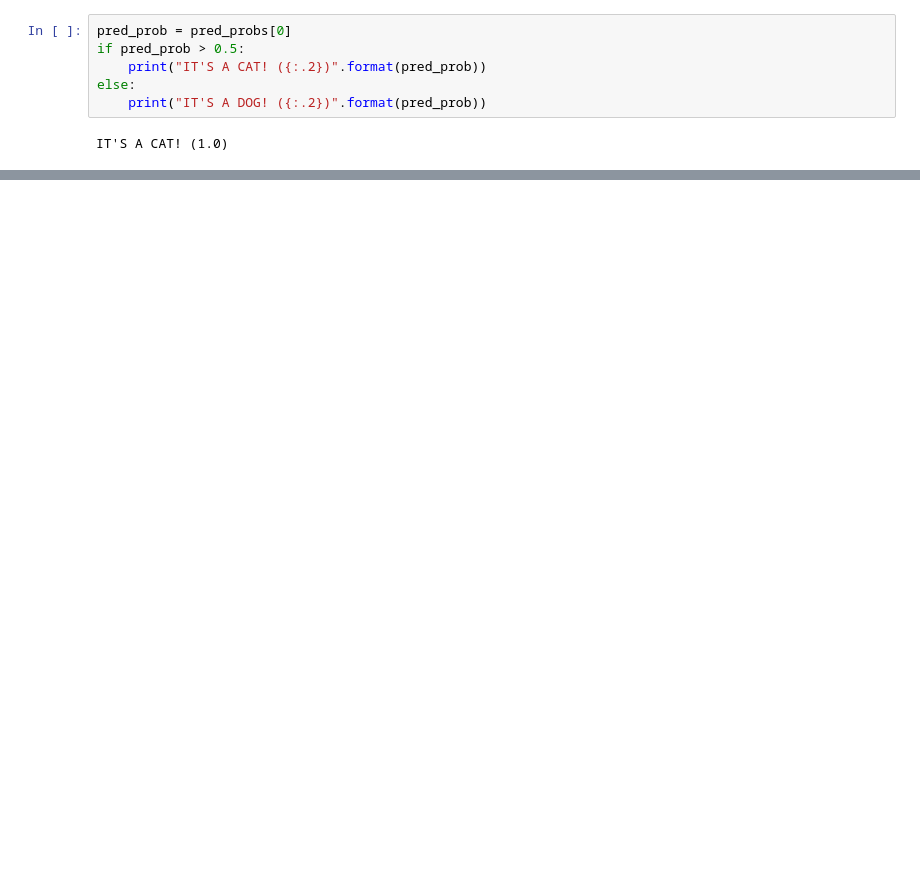
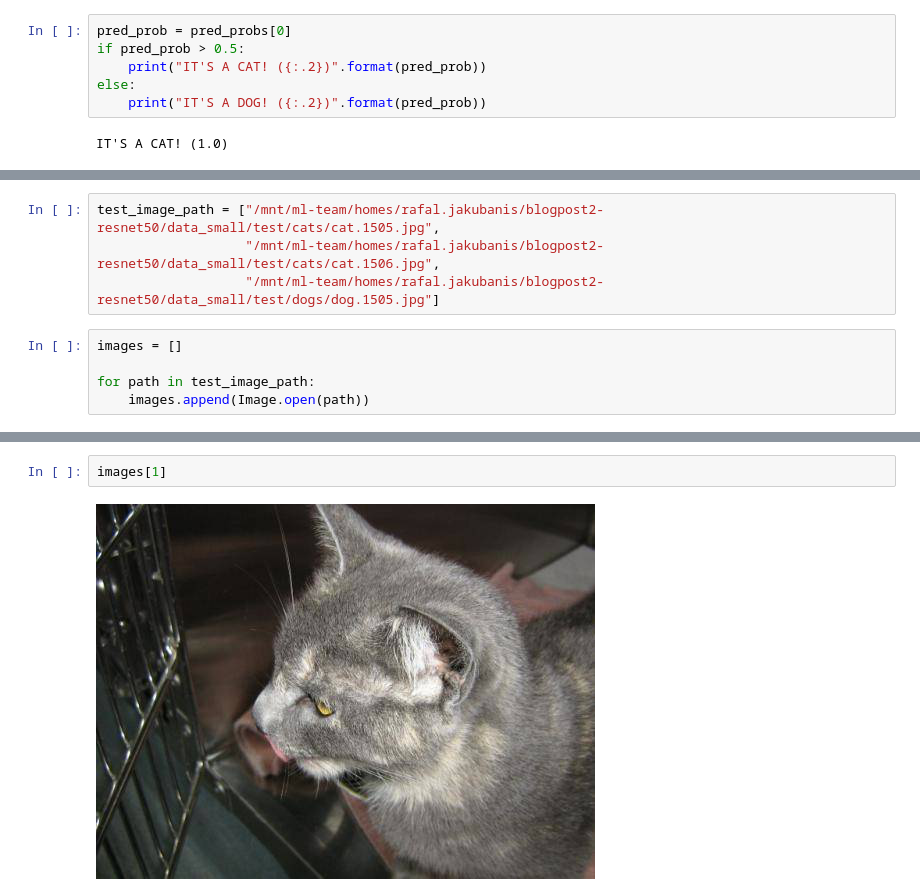
Before and after one commit to stared/keras_pytorch_01, a Jupyter notebook: Keras-Resnet50.ipynb, the cells around one changed output, grey strips where cells are left out. Drawn from its saved outputs; the diff is of its cells as text; blank space fills up the shorter version.

```diff
--- a/Keras-Resnet50.ipynb
+++ b/Keras-Resnet50.ipynb
@@ -165,0 +158,9 @@ IT'S A CAT! (1.0)
+# %%
+test_image_path = ["/mnt/ml-team/homes/rafal.jakubanis/blogpost2-resnet50/data_small/test/cats/cat.1505.jpg",
+                   "/mnt/ml-team/homes/rafal.jakubanis/blogpost2-resnet50/data_small/test/cats/cat.1506.jpg",
+                   "/mnt/ml-team/homes/rafal.jakubanis/blogpost2-resnet50/data_small/test/dogs/dog.1505.jpg"]
+# %%
+images = []
+
+for path in test_image_path:
+    images.append(Image.open(path))
@@ -165,0 +171,4 @@ IT'S A CAT! (1.0)
+# %%
+images[1]
+# %% [output]
+[figure, added]
```
Also changed, not shown: parts of 31 cells of this notebook, 2 other files.
